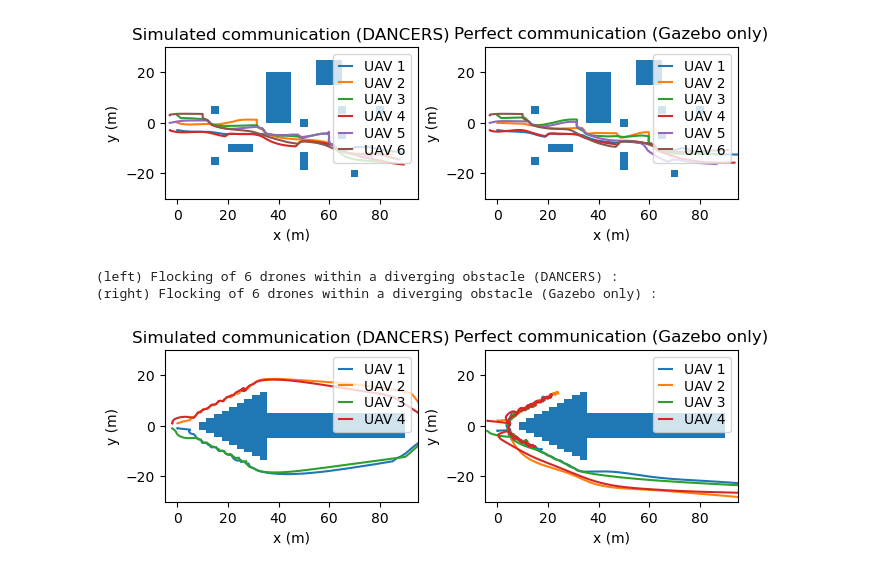
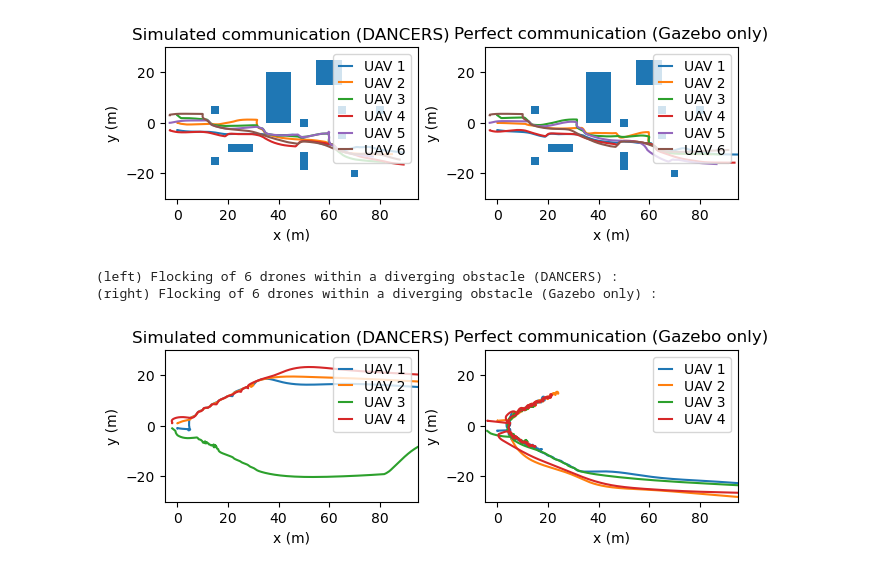
Before and after one commit to Chroma-CITI/DANCERS, a Jupyter notebook: notebook/flocking_use_case_analysis.ipynb, the cells around one changed output. Saved outputs shown, nothing was run; the diff lists cells and outputs as text; code cells hidden in the pictures.

```diff
--- a/notebook/flocking_use_case_analysis.ipynb
+++ b/notebook/flocking_use_case_analysis.ipynb
@@ -192,20 +192,20 @@ axs[1].set_aspect('equal', adjustable='box')
 # %%
 fig, axs = plt.subplots(1, 2, layout='constrained')
 print("(left) Flocking of 6 drones within a diverging obstacle (DANCERS) :")
-plot_robot_trajectories(axs[0], get_robot_trajectories('../data/flocking/flocking_diverging_obstacle/run_55'), get_obstacles_positions('../src/config/config_flocking_4.yaml'))
+plot_robot_trajectories(axs[0], get_robot_trajectories('../data/flocking/flocking_diverging_obstacle/run_63'), get_obstacles_positions('../src/config/config_flocking_4.yaml'))
 print("(right) Flocking of 6 drones within a diverging obstacle (Gazebo only) :")
 plot_robot_trajectories(axs[1], get_robot_trajectories('../data/flocking/flocking_diverging_obstacle/run_52'), get_obstacles_positions('../src/config/config_flocking_4.yaml'))
 axs[0].legend(loc='upper right', labelspacing=0.2, handlelength=1.0)
 axs[0].set_title("Simulated communication (DANCERS)")
 axs[0].set_xlim(-5, 95)
 axs[0].set_ylim(-30, 30)
 axs[0].set_aspect('equal', adjustable='box')
 axs[1].legend(loc='upper right', labelspacing=0.2, handlelength=1.0)
 axs[1].set_title("Perfect communication (Gazebo only)")
 axs[1].set_xlim(-5, 95)
 axs[1].set_ylim(-30, 30)
 axs[1].set_aspect('equal', adjustable='box')
 # %% [output]
 (left) Flocking of 6 drones within a diverging obstacle (DANCERS) :
 (right) Flocking of 6 drones within a diverging obstacle (Gazebo only) :
-[figure, old version]
+[figure, new version]
```
Also changed, not shown: parts of 2 cells of this notebook, 2 other files.
